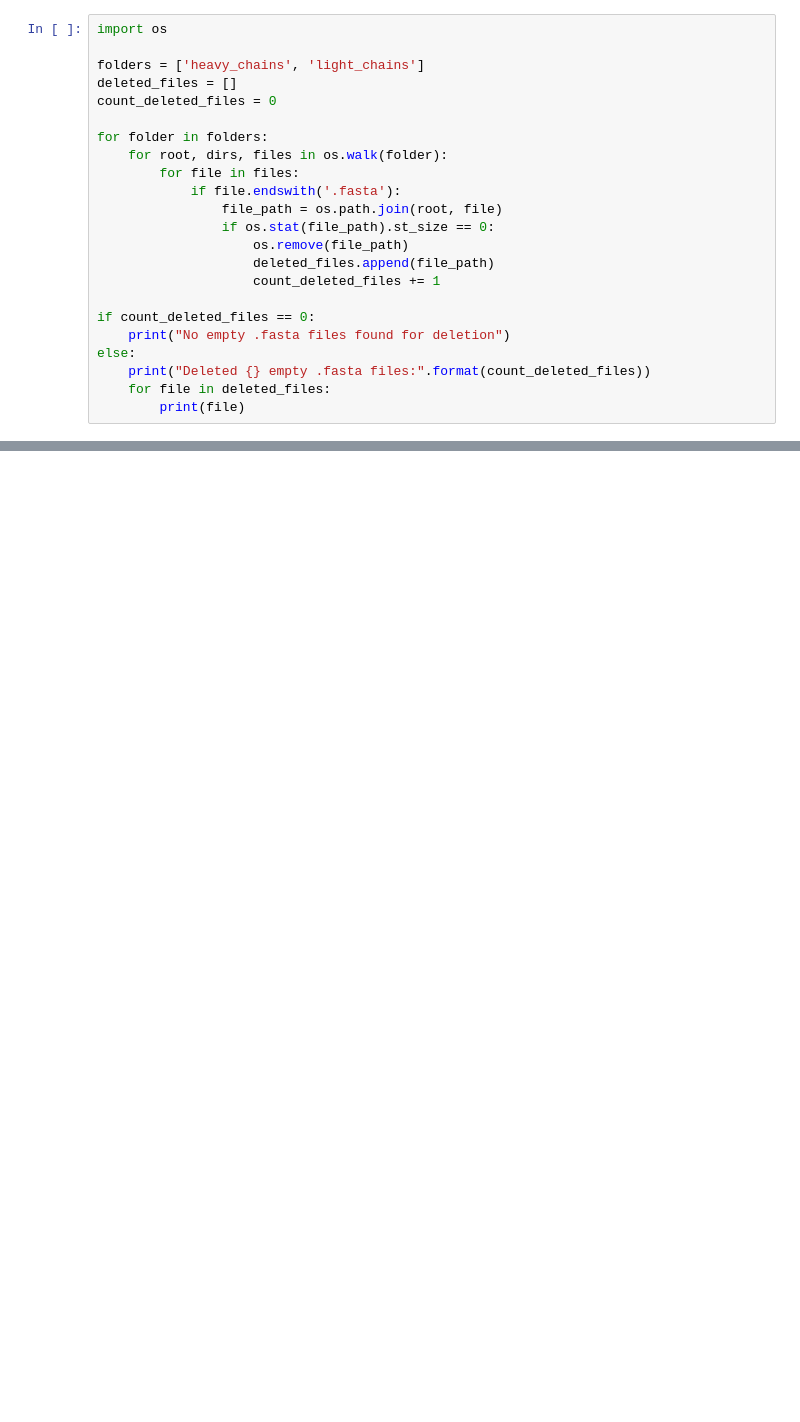
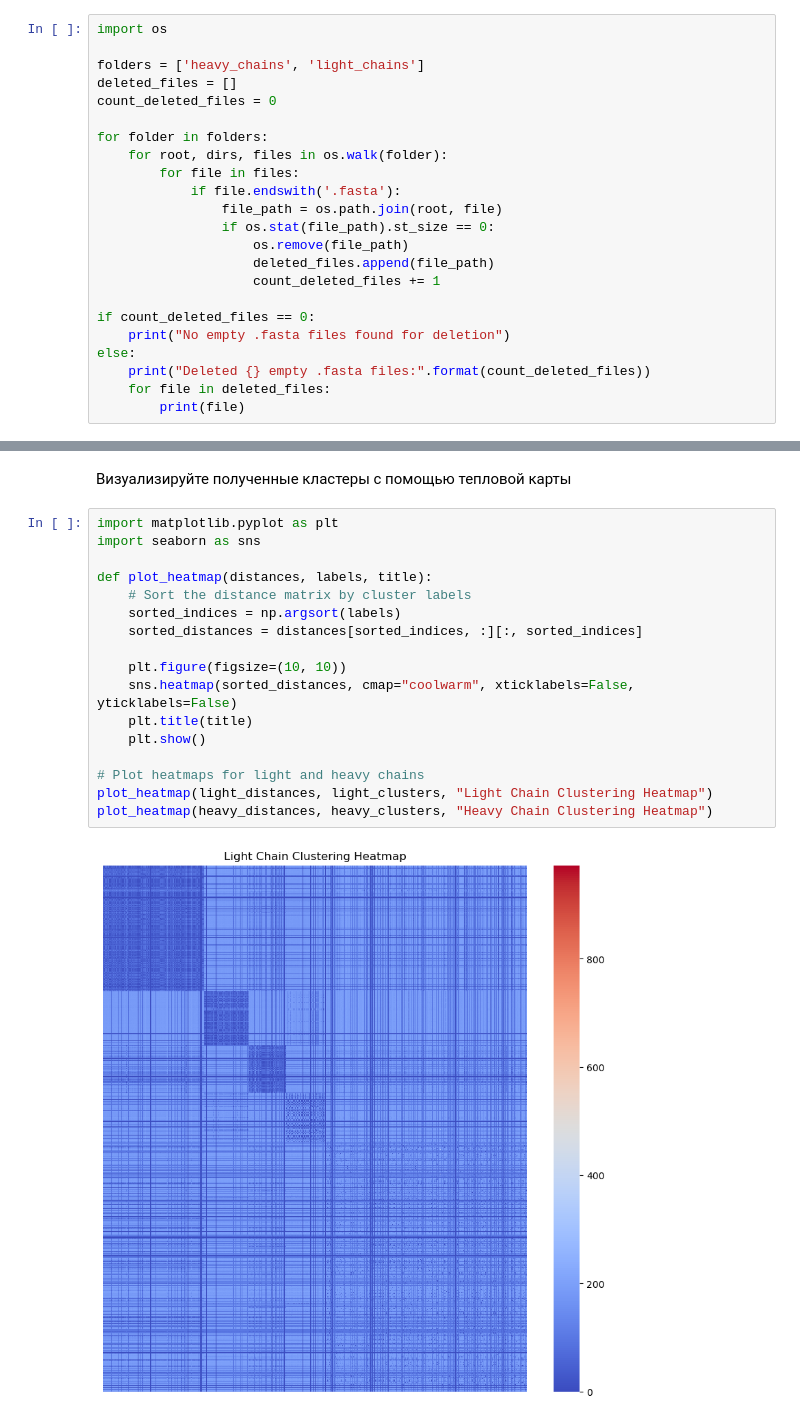
Before and after one commit to SergeiNikolenko/AntibodyCluster, a Jupyter notebook: ml.ipynb, the cells around one changed output, grey strips where cells are left out. Drawn from its saved outputs; the diff is of its cells as text; blank space fills up the shorter version.

```diff
--- a/ml.ipynb
+++ b/ml.ipynb
@@ -238,0 +404,21 @@ Clusters and their sizes: Counter({0: 4488})
+# %% [markdown]
+Визуализируйте полученные кластеры с помощью тепловой карты
+# %%
+import matplotlib.pyplot as plt
+import seaborn as sns
+
+def plot_heatmap(distances, labels, title):
+    # Sort the distance matrix by cluster labels
+    sorted_indices = np.argsort(labels)
+    sorted_distances = distances[sorted_indices, :][:, sorted_indices]
+
+    plt.figure(figsize=(10, 10))
+    sns.heatmap(sorted_distances, cmap="coolwarm", xticklabels=False, yticklabels=False)
+    plt.title(title)
+    plt.show()
+
+# Plot heatmaps for light and heavy chains
+plot_heatmap(light_distances, light_clusters, "Light Chain Clustering Heatmap")
+plot_heatmap(heavy_distances, heavy_clusters, "Heavy Chain Clustering Heatmap")
+# %% [output]
+[figure, added]
```
Also changed, not shown: parts of 34 cells of this notebook, 1 other file.
